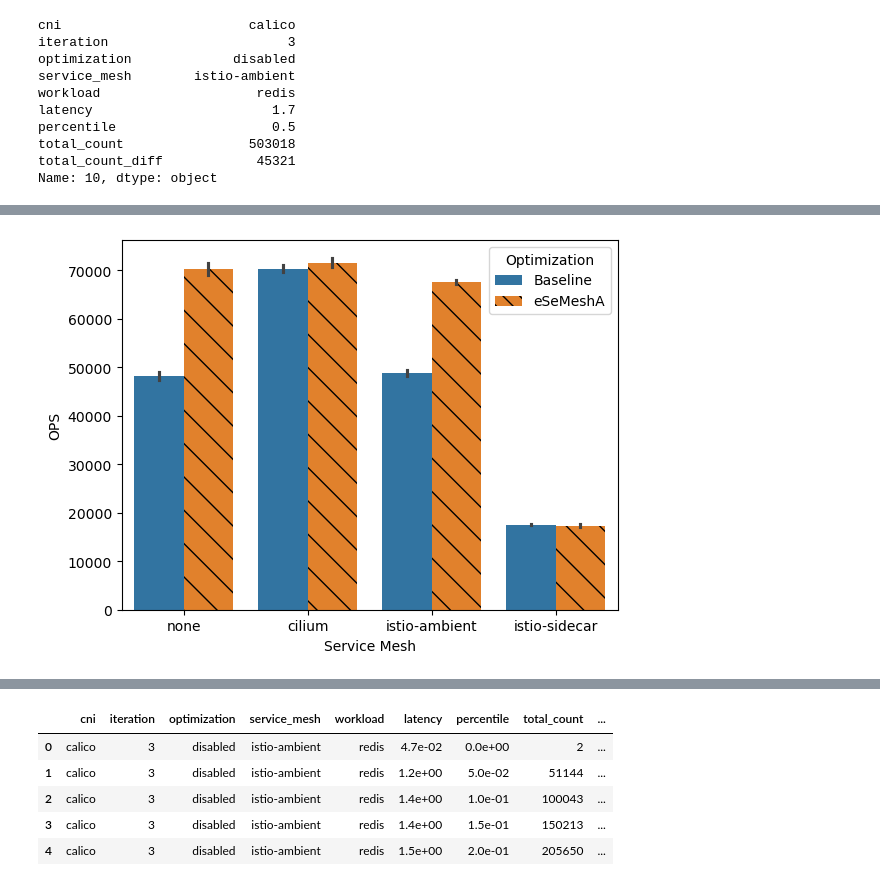
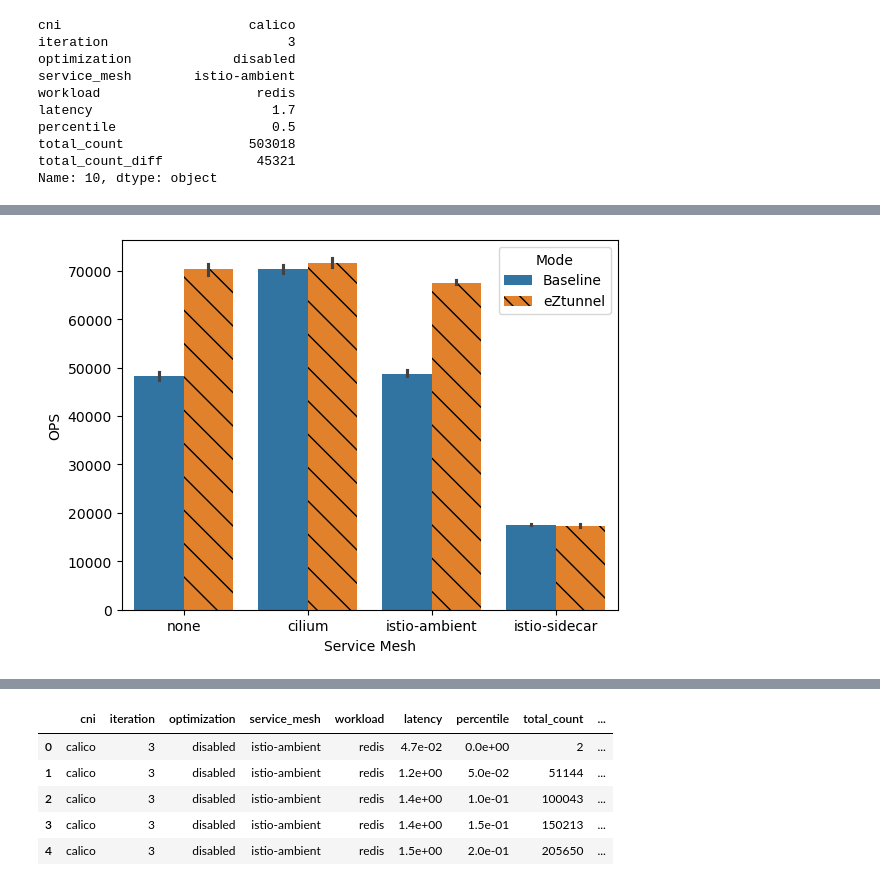
Before and after one commit to arthursimas1/mesh-fastpath, a Jupyter notebook: graphs/data-analysis.ipynb, the cells around one changed output, grey strips where cells are left out. Cells and saved outputs as stored; diff of their text form; code cells hidden in the pictures.

```diff
--- a/graphs/data-analysis.ipynb
+++ b/graphs/data-analysis.ipynb
@@ -722,12 +745,12 @@ g = sns.barplot(data=ping_echo, y='latency', x='service_mesh', hue='optimization
 g.set_yticks(g.get_yticks().tolist())
 g.set(
     xlabel='Service Mesh',
-    ylabel='Latency (µs)',
+    ylabel='Latency [µs]',
     yticklabels=[format_time(tick, 'ns', 'us') for tick in g.get_yticks()],
 )
 
 g.legend(title='Mode', loc='upper left')
-update_legend(g, {'disabled': 'Baseline', 'enabled': 'eSeMeshA'})
+update_legend(g, {'disabled': 'Baseline', 'enabled': GIVEN_NAME})
 
 hatch_patterns = ['', '\\']
 for pattern, legend_patch, bars in zip(hatch_patterns, g.get_legend().get_patches(), g.containers):
@@ -785,12 +808,12 @@ g = sns.barplot(data=ping_echo_extra, y='jitter', x='service_mesh', hue='optimiz
 g.set_yticks(g.get_yticks().tolist())
 g.set(
     xlabel='Service Mesh',
-    ylabel='Jitter (µs)',
+    ylabel='Jitter [µs]',
     yticklabels=[format_time(tick, 'ns', 'us') for tick in g.get_yticks()],
 )
 
 g.legend(title='Mode', loc='upper left')
-update_legend(g, {'disabled': 'Baseline', 'enabled': 'eSeMeshA'})
+update_legend(g, {'disabled': 'Baseline', 'enabled': GIVEN_NAME})
 
 hatch_patterns = ['', '\\']
 for pattern, legend_patch, bars in zip(hatch_patterns, g.get_legend().get_patches(), g.containers):
@@ -830,12 +853,12 @@ g.set_yticks(g.get_yticks().tolist())
 g.set(
     #title='',
     xlabel='Service Mesh',
-    ylabel='FCT (s)',
+    ylabel='FCT [s]',
     yticklabels=[format_time(tick, 'ns', 's') for tick in g.get_yticks()],
 )
 
-g.legend(title='Optimization', loc='upper left')
-update_legend(g, {'disabled': 'Baseline', 'enabled': 'eSeMeshA'})
+g.legend(title='Mode', loc='upper left')
+update_legend(g, {'disabled': 'Baseline', 'enabled': GIVEN_NAME})
 
 hatch_patterns = ['', '\\']
 for pattern, legend_patch, bars in zip(hatch_patterns, g.get_legend().get_patches(), g.containers):
@@ -1017,12 +1041,12 @@ g = sns.barplot(data=memory_used_bytes[memory_used_bytes.workload.eq('redis')],
 g.set_yticks(g.get_yticks().tolist())
 g.set(
     xlabel='Service Mesh',
-    ylabel='Memory Usage (MB)',
+    ylabel='Memory Usage [MB]',
     yticklabels=[format_data_size(tick, 'B', 'MB') for tick in g.get_yticks()],
 )
 
 g.legend(title='Mode', loc='upper left')
-update_legend(g, {'disabled': 'Baseline', 'enabled': 'eSeMeshA'})
+update_legend(g, {'disabled': 'Baseline', 'enabled': GIVEN_NAME})
 
 hatch_patterns = ['', '\\']
 for pattern, legend_patch, bars in zip(hatch_patterns, g.get_legend().get_patches(), g.containers):
@@ -1058,25 +1082,25 @@ summary
 # %%
 g = sns.barplot(data=redis, y='ops_avg', x='service_mesh', hue='optimization', order=service_mesh_order, hue_order=optimization_order)
 
 g.set(
     #title='',
     xlabel='Service Mesh',
     ylabel='OPS',
     #yticklabels=[],
 )
 
-g.legend(title='Optimization', loc='upper right')
-update_legend(g, {'disabled': 'Baseline', 'enabled': 'eSeMeshA'})
+g.legend(title='Mode', loc='upper right')
+update_legend(g, {'disabled': 'Baseline', 'enabled': GIVEN_NAME})
 
 hatch_patterns = ['', '\\']
 for pattern, legend_patch, bars in zip(hatch_patterns, g.get_legend().get_patches(), g.containers):
     legend_patch.set_hatch(pattern * 2)
     for bar in bars:
         bar.set_hatch(pattern)
 
 g.figure.savefig('redis-barplot-ops.svg', bbox_inches='tight', metadata={'Date': None})
 # %% [output]
-[figure, old version]
+[figure, new version]
 # %%
 summary = redis.groupby(['service_mesh', 'optimization'])['throughput_avg'].agg(
     p25=lambda x: x.quantile(.25),
```
Also changed, not shown: parts of 43 cells of this notebook, 18 other files.
